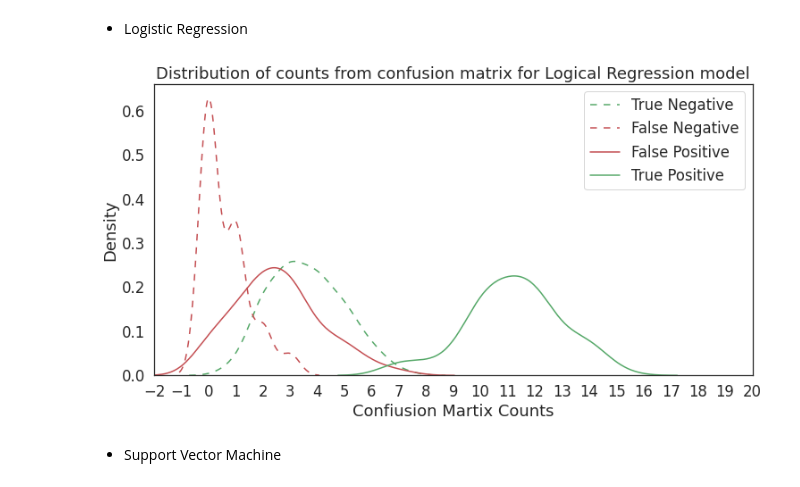
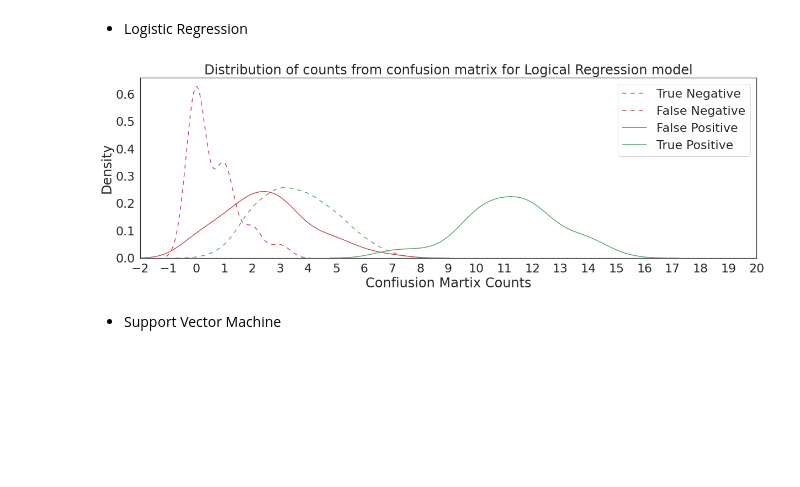
Before and after one commit to ljszatkowski/Applied-Data-Science-Capstone---Coursera, a Jupyter notebook: 09_Statistics_for_Predictive_Analysis.ipynb, the cells around one changed output. Saved outputs shown, nothing was run; the diff lists cells and outputs as text; code cells hidden in the pictures; blank space fills up the shorter version.

```diff
--- a/09_Statistics_for_Predictive_Analysis.ipynb
+++ b/09_Statistics_for_Predictive_Analysis.ipynb
@@ -232,29 +232,29 @@ We can prepare histograms for each models and looks again:
 # %% [markdown]
 * Logistic Regression
 # %%
-plt.figure(figsize=(12, 6))
+plt.figure(figsize=(20, 6))
 
-sns.set(font_scale = 1.5)
+sns.set(font_scale = 2)
 sns.set_style("white")
 
 ax1 = sns.distplot(stat_df['LR_TN'], hist=False, color="g", label ="True Negative")
 ax2 = sns.distplot(stat_df['LR_FN'], hist=False, color="r", label ="False Negative", ax=ax1)
 ax3 = sns.distplot(stat_df['LR_FP'], hist=False, color="r", label ="False Positive", ax=ax1)
 ax4 = sns.distplot(stat_df['LR_TP'], hist=False, color="g", label ="True Positive", ax=ax1)
 ax1.lines[0].set_linestyle((0, (5, 5)))
 ax2.lines[1].set_linestyle((0, (5, 5)))
 ax1.set(xlim=(-2, 20))
 plt.xticks(np.arange(-2, 21, 1))
 
 plt.title("Distribution of counts from confusion matrix for Logical Regression model")
 plt.xlabel('Confiusion Martix Counts')
 plt.ylabel('Density')
 plt.legend()
 
 plt.show()
 plt.close()
 # %% [output]
-[figure, old version]
+[figure, new version]
 # %% [markdown]
 * Support Vector Machine
 # %%
```
Also changed, not shown: parts of 3 cells of this notebook.
